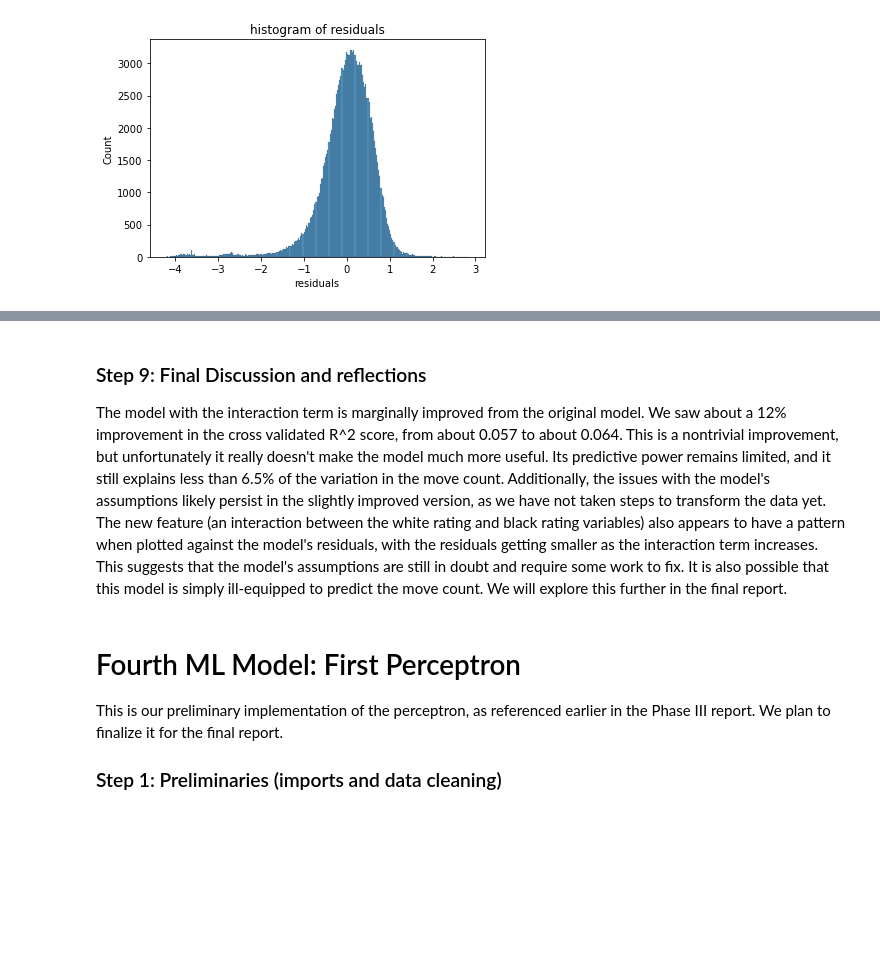
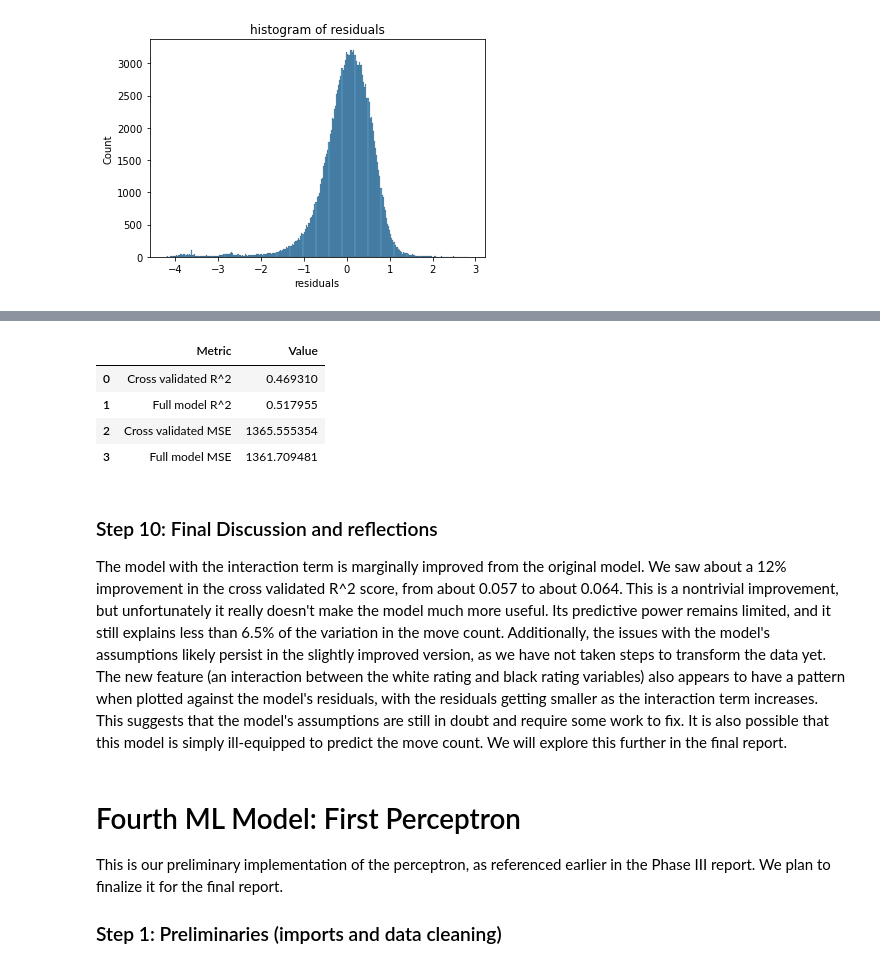
Before and after one commit to a-fielding81/ChessAnalysis, a Jupyter notebook: Phase3/phase3_andrew-Copy1.ipynb, the cells around one changed output, grey strips where cells are left out. Cells and saved outputs as stored; diff of their text form; code cells hidden in the pictures; blank space fills up the shorter version.

```diff
--- a/Phase3/phase3_andrew-Copy1.ipynb
+++ b/Phase3/phase3_andrew-Copy1.ipynb
@@ -857,0 +849,34 @@ Cross validated R^2: 0.46930951597928283
+# %%
+# rebuild the X and y arrays using the x values from the updated reg_df and the logged y values from the original data
+X_new = new_reg_df.values
+y_new = df_no_zero['moves'].values
+y_log = np.log(y_new)
+# %%
+# implement the model on the full dataset with the logged y
+full_log_ = full_linreg(X_new, y_log)
+
+# store key model outputs
+full_log_resids_ = full_log_[2]
+full_log_coeffs = full_log_[3]
+full_log_ypred = full_log_[4]
+
+# back transform full model ypreds and calculate mse on the original scale
+log_pred_back = np.exp(full_log_ypred)
+log_full_o_scale = np.mean((y_new-log_pred_back)**2)
+
+# implement cross validation with the logged y
+log_cross_val = cross_validation(X_new, y_log, 0.75, 4)
+
+# store key output
+log_cv_r2 = log_cross_val[0]['r2']
+
+# back transform (equalize scale of) cv model ypreds and y_test (used as y for cv model) by squaring them
+cv_exp = np.exp(log_cross_val[0]['ypreds'])
+cv_test_exp = np.exp(log_cross_val[2])
+log_cv_o_scale = np.mean((cv_test_exp-cv_exp)**2)
+
+# print results
+print(f'Full MSE (original scale): {log_full_o_scale}')
+print(f'Full R^2: {full_log_r2_}')
+print(f'Cross validated MSE (original scale): {log_cv_o_scale}')
+print(f'Cross validated R^2: {log_cv_r2}')
@@ -1157,5 +971,18 @@ plt.show()
+# %%
+log_results = {'Metric': ['Cross validated R^2', 'Full model R^2', 'Cross validated MSE',
+                           'Full model MSE'], 'Value': [log_r2, full_log_r2, log_cv_o_scale, log_full_o_scale]}
+
+log_frame = pd.DataFrame(log_results)
+
+log_frame
+# %% [output]
+|  | Metric | Value |
+| 0 | Cross validated R^2 | 0.469310 |
+| 1 | Full model R^2 | 0.517955 |
+| 2 | Cross validated MSE | 1365.555354 |
+| 3 | Full model MSE | 1361.709481 |
 # %% [markdown]
-### Step 9: Final Discussion and reflections ###
+### Step 10: Final Discussion and reflections ###
 The model with the interaction term is marginally improved from the original model. We saw about a 12% improvement in the cross validated R^2 score, from about 0.057 to about 0.064. This is a nontrivial improvement, but unfortunately it really doesn't make the model much more useful. Its predictive power remains limited, and it still explains less than 6.5% of the variation in the move count. Additionally, the issues with the model's assumptions likely persist in the slightly improved version, as we have not taken steps to transform the data yet. The new feature (an interaction between the white rating and black rating variables) also appears to have a pattern when plotted against the model's residuals, with the residuals getting smaller as the interaction term increases. This suggests that the model's assumptions are still in doubt and require some work to fix. It is also possible that this model is simply ill-equipped to predict the move count. We will explore this further in the final report.
 # %% [markdown]
 # Fourth ML Model: First Perceptron #
```
Also changed, not shown: parts of 27 cells of this notebook.
